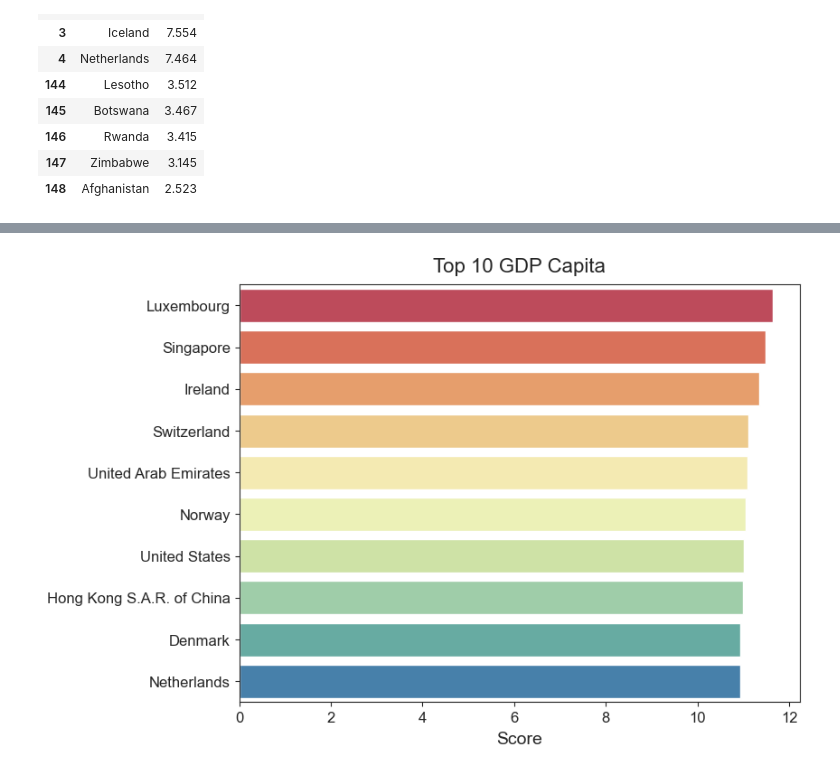
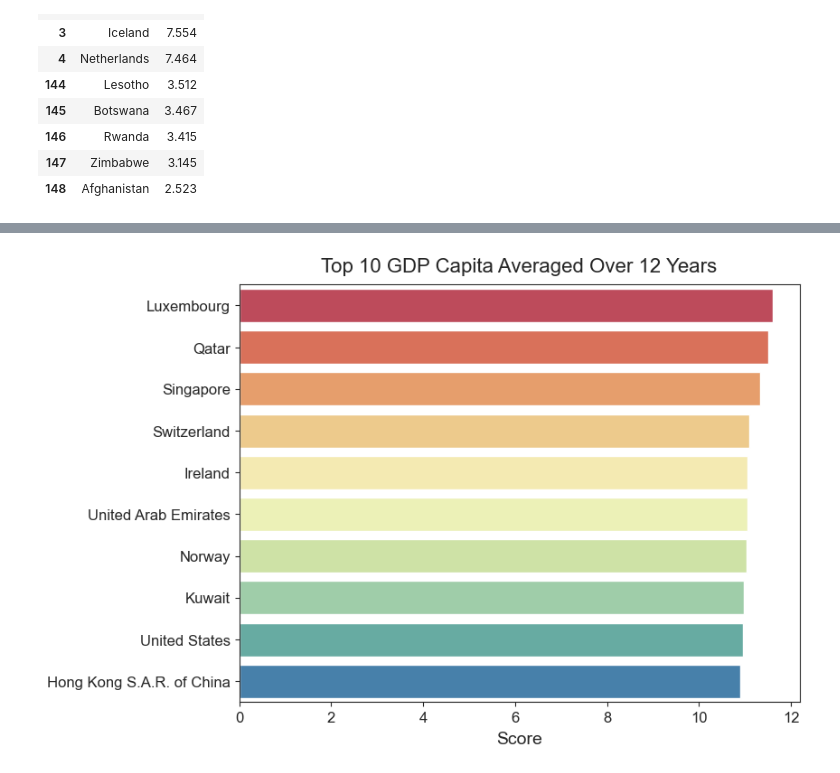
Before and after one commit to Hohenadel/world-happiness-case-study, a Jupyter notebook: notebooks/world.ipynb, the cells around one changed output, grey strips where cells are left out. Cells and saved outputs as stored; diff of their text form; code cells hidden in the pictures.

Commit message:
Updated Bar Charts to average over 12 years

```diff
--- a/notebooks/world.ipynb
+++ b/notebooks/world.ipynb
@@ -159,3 +159,13 @@ top_capita
 | 76 | Hong Kong S.A.R. of China | East Asia | 5.477 | 0.049 | 5.573 | 5.380 | ... |
 | 1 | Denmark | Western Europe | 7.620 | 0.035 | 7.687 | 7.552 | ... |
 | 4 | Netherlands | Western Europe | 7.464 | 0.027 | 7.518 | 7.410 | ... |
+# %%
+#Average of the country over 13 years
+avg_countries = world_df.groupby(['Country']).mean().drop([
+                                                'year',
+                                                'Positive affect',
+                                                'Negative affect',
+                                                'Generosity'],
+                                                axis=1)
+
+avg_countries = avg_countries.reset_index()
@@ -161,0 +188,3 @@ top_capita
+# %%
+top_avg_capita = avg_countries.sort_values(by='Log GDP per capita', ascending=False).head(10)
+top_avg_capita
@@ -162,20 +203,20 @@ top_capita
 # %%
 
 # Set the figure size
 plt.figure(figsize = (8,6))
 
 # Plot
-ax = sns.barplot(x='Logged GDP per capita', y='Country', data=top_capita, palette='Spectral')
+ax = sns.barplot(x='Log GDP per capita', y='Country', data=top_avg_capita, palette='Spectral')
 sns.set_style("ticks")
 
 # Set the title, the labels, and custom ticks
-plt.title("Top 10 GDP Capita", fontsize = 16, pad=10)
+plt.title("Top 10 GDP Capita Averaged Over 12 Years", fontsize = 16, pad=10)
 ax.set_xlabel("Score", fontsize=14, labelpad=5)
 ax.set_ylabel("")
 ax.tick_params(labelsize=12)
-
+plt.savefig('../img/Top 10 GDP capita.png', bbox_inches = 'tight')
 plt.show()
 # %% [output]
-[figure, old version]
+[figure, new version]
 # %%
 #Does money buy happiness?
```
Also changed, not shown: parts of 20 cells of this notebook, 10 other files.
